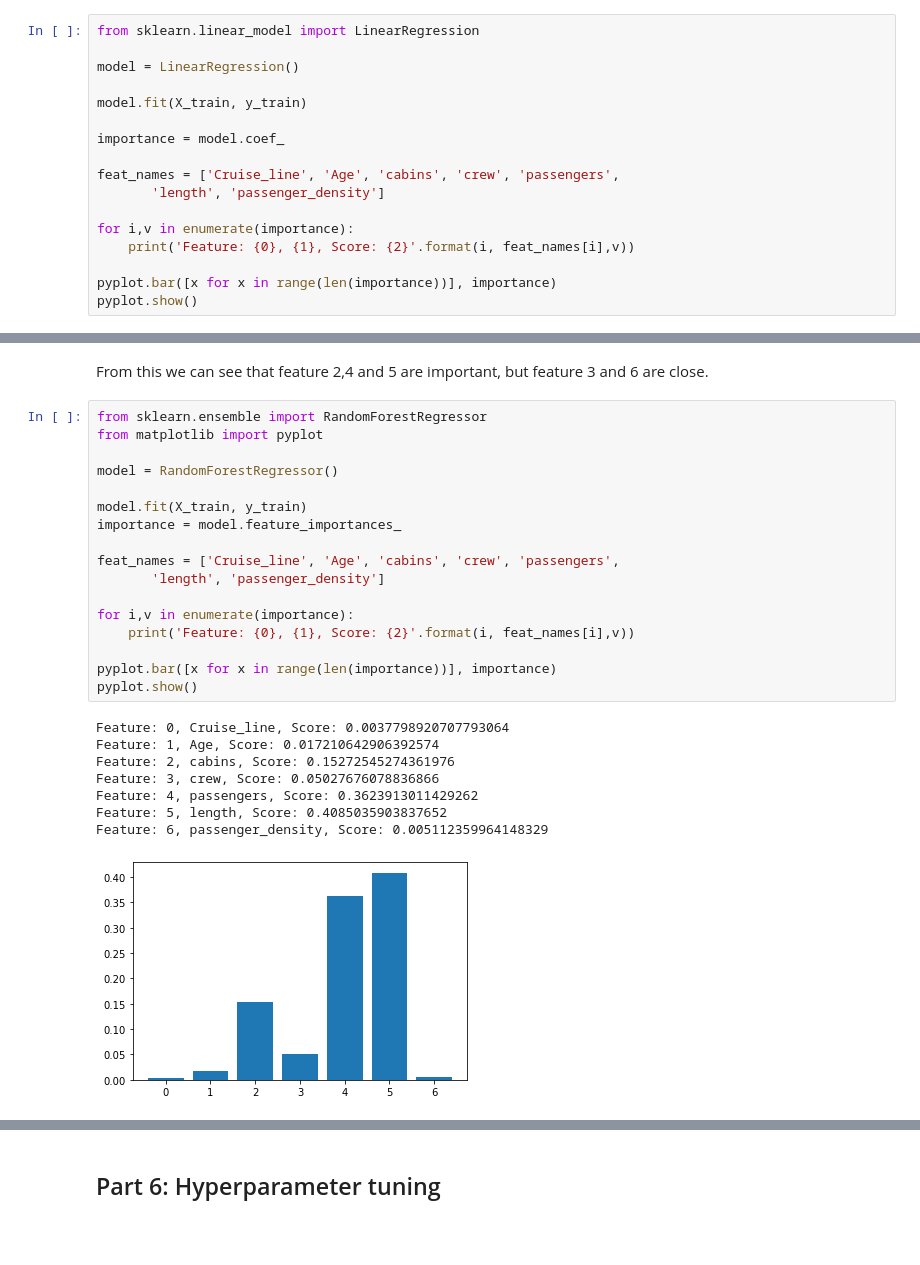
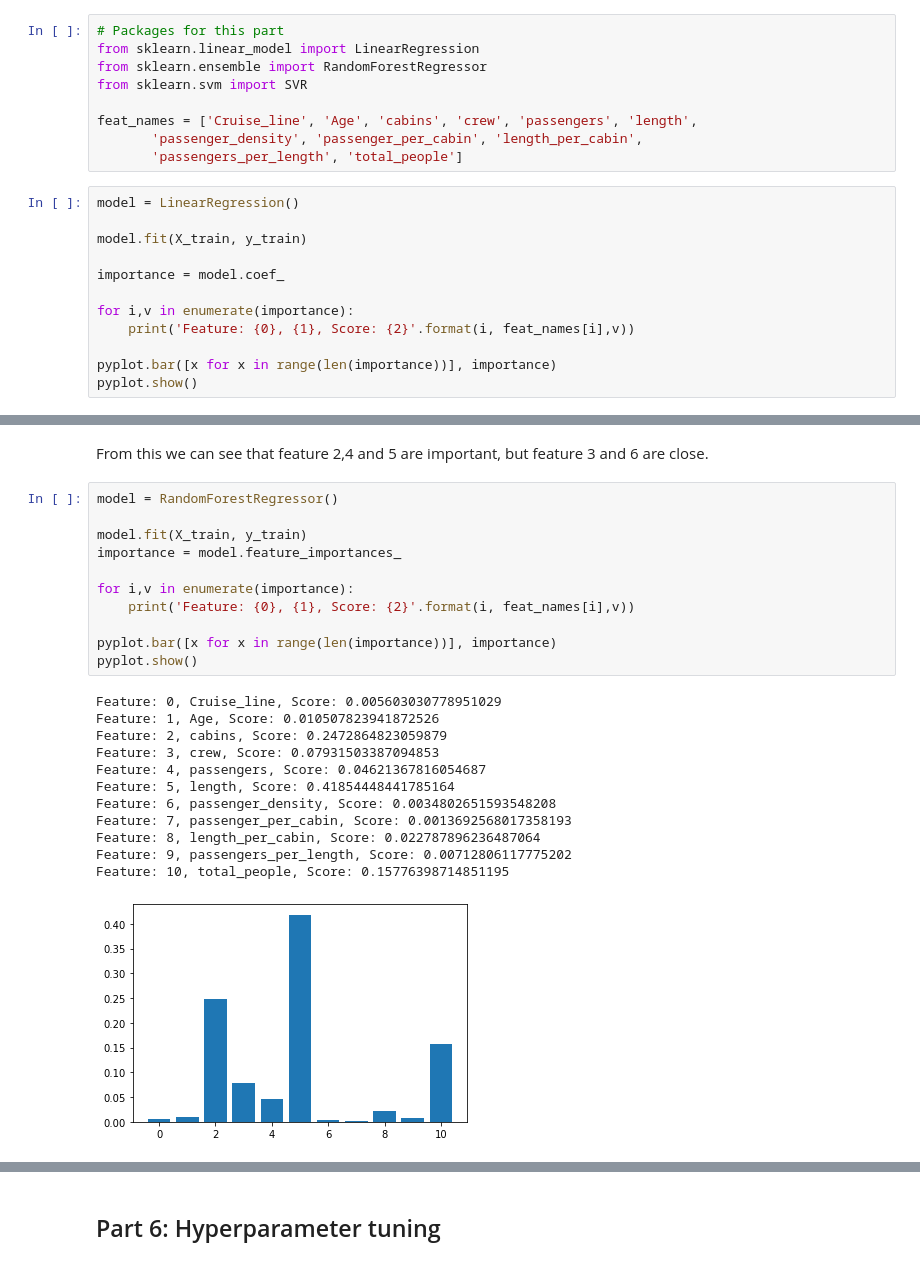
Before and after one commit to sinievanderben/DDG, a Jupyter notebook: ship.ipynb, the cells around one changed output, grey strips where cells are left out. Drawn from its saved outputs; the diff is of its cells as text; blank space fills up the shorter version.

```diff
--- a/ship.ipynb
+++ b/ship.ipynb
@@ -188,18 +210,22 @@ From the given list of columns, not all features will be equally important. Keep
 First we try to get a baseline with 2 different models by using all features and then use a function to calculate their feature importance.
 
 I opted for Linear regression, Random Forests and Support Vector Machines to get a quick and dirty indication of the possibly important features.
+# %%
+# Packages for this part
+from sklearn.linear_model import LinearRegression
+from sklearn.ensemble import RandomForestRegressor
+from sklearn.svm import SVR
+
+feat_names = ['Cruise_line', 'Age', 'cabins', 'crew', 'passengers', 'length',
+       'passenger_density', 'passenger_per_cabin', 'length_per_cabin',
+       'passengers_per_length', 'total_people']
 # %%
-from sklearn.linear_model import LinearRegression
-
 model = LinearRegression()
 
 model.fit(X_train, y_train)
 
 importance = model.coef_
 
-feat_names = ['Cruise_line', 'Age', 'cabins', 'crew', 'passengers',
-       'length', 'passenger_density']
-
 for i,v in enumerate(importance):
 	print('Feature: {0}, {1}, Score: {2}'.format(i, feat_names[i],v))
 
@@ -217,29 +247,27 @@ Feature: 6, passenger_density, Score: 0.9316927289174162
 # %% [markdown]
 From this we can see that feature 2,4 and 5 are important, but feature 3 and 6 are close.
 # %%
-from sklearn.ensemble import RandomForestRegressor
-from matplotlib import pyplot
-
 model = RandomForestRegressor()
 
 model.fit(X_train, y_train)
 importance = model.feature_importances_
-
-feat_names = ['Cruise_line', 'Age', 'cabins', 'crew', 'passengers',
-       'length', 'passenger_density']
 
 for i,v in enumerate(importance):
 	print('Feature: {0}, {1}, Score: {2}'.format(i, feat_names[i],v))
 
 pyplot.bar([x for x in range(len(importance))], importance)
 pyplot.show()
 # %% [output]
-Feature: 0, Cruise_line, Score: 0.0037798920707793064
-Feature: 1, Age, Score: 0.017210642906392574
-Feature: 2, cabins, Score: 0.15272545274361976
-Feature: 3, crew, Score: 0.05027676078836866
-Feature: 4, passengers, Score: 0.3623913011429262
-Feature: 5, length, Score: 0.4085035903837652
-Feature: 6, passenger_density, Score: 0.005112359964148329
+Feature: 0, Cruise_line, Score: 0.005603030778951029
+Feature: 1, Age, Score: 0.010507823941872526
+Feature: 2, cabins, Score: 0.2472864823059879
+Feature: 3, crew, Score: 0.07931503387094853
+Feature: 4, passengers, Score: 0.04621367816054687
+Feature: 5, length, Score: 0.41854448441785164
+Feature: 6, passenger_density, Score: 0.0034802651593548208
+Feature: 7, passenger_per_cabin, Score: 0.0013692568017358193
+Feature: 8, length_per_cabin, Score: 0.022787896236487064
+Feature: 9, passengers_per_length, Score: 0.00712806117775202
+Feature: 10, total_people, Score: 0.15776398714851195
-[figure, old version]
+[figure, new version]
 # %% [markdown]
```
Also changed, not shown: parts of 27 cells of this notebook.
